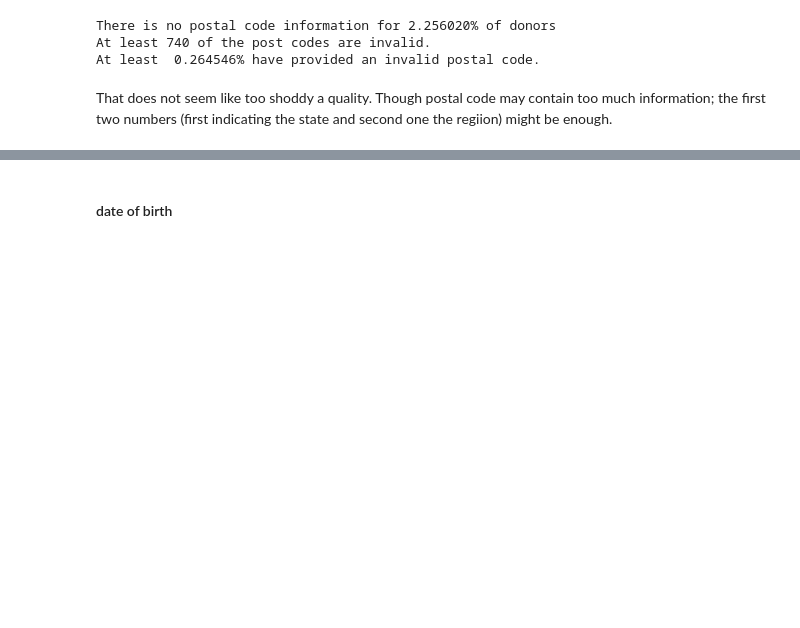
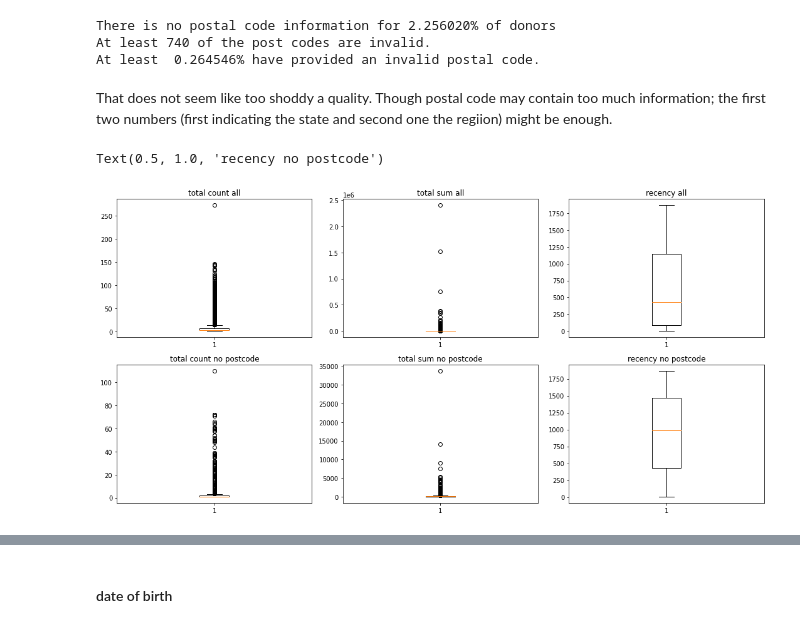
Before and after one commit to elauser/customer-segmentation-nonprofit, a Jupyter notebook: src/eda.ipynb, the cells around one changed output, grey strips where cells are left out. Cells and saved outputs as stored; diff of their text form; code cells hidden in the pictures; blank space fills up the shorter version.

```diff
--- a/src/eda.ipynb
+++ b/src/eda.ipynb
@@ -109,3 +114,36 @@ At least 740 of the post codes are invalid.
 At least  0.264546% have provided an invalid postal code.
 # %% [markdown]
 That does not seem like too shoddy a quality. Though postal code may contain too much information; the first two numbers (first indicating the state and second one the regiion) might be enough.
+# %%
+no_postcode = df[df['postcode'].isna()]
+invalid_postcode = df[df['postcode'].isin problematic_postcodes]
+
+
+fig, axs = plt.subplots(2, 3)
+
+axs[0, 0].boxplot(df['total_count'])
+axs[0, 0].set_title('total count all')
+
+
+axs[0, 1].boxplot(df['total_sum'])
+axs[0, 1].set_title('total sum all')
+
+
+axs[0, 2].boxplot(df['time_diff'])
+axs[0, 2].set_title('recency all')
+
+
+
+axs[1, 0].boxplot(no_postcode['total_count'])
+axs[1, 0].set_title('total count no postcode')
+
+
+axs[1, 1].boxplot(no_postcode['total_sum'])
+axs[1, 1].set_title('total sum no postcode')
+
+
+axs[1, 2].boxplot(no_postcode['time_diff'])
+axs[1, 2].set_title('recency no postcode')
+# %% [output]
+Text(0.5, 1.0, 'recency no postcode')
+[figure, added]
```
Also changed, not shown: parts of 5 cells of this notebook.
